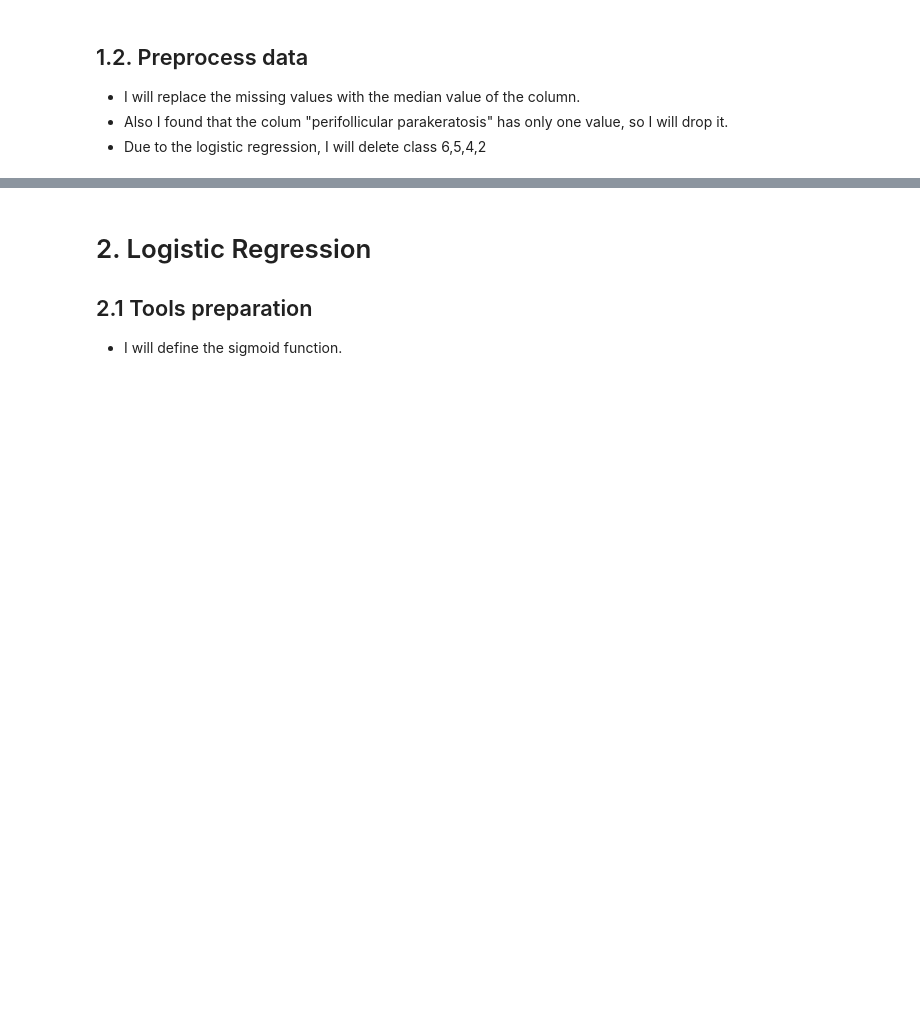
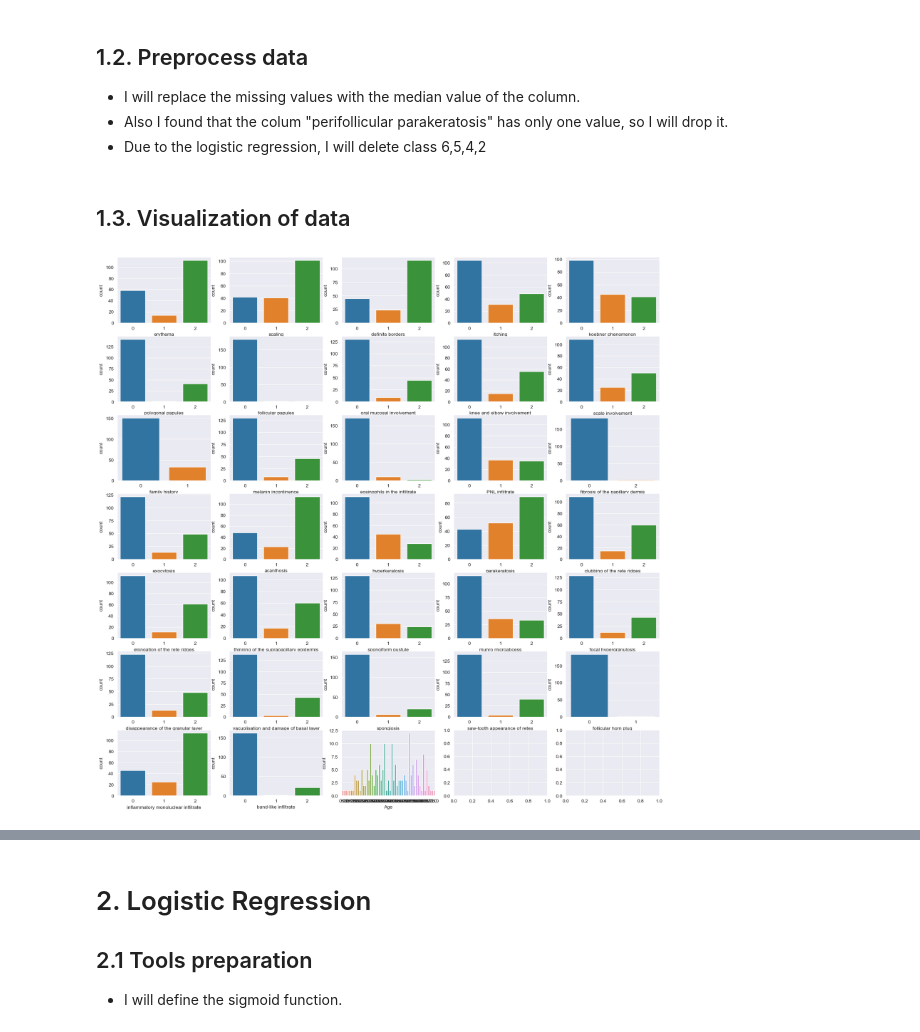
Before and after one commit to chengxinzhaox/ML-Learn-recourses, a Jupyter notebook: cw1/logistic_regression.ipynb, the cells around one changed output, grey strips where cells are left out. Saved outputs shown, nothing was run; the diff lists cells and outputs as text; code cells hidden in the pictures; blank space fills up the shorter version.

```diff
--- a/cw1/logistic_regression.ipynb
+++ b/cw1/logistic_regression.ipynb
@@ -44,3 +45,13 @@ dermatology_data = dermatology_data[dermatology_data['class'] != 2]
 dermatology_data.drop('perifollicular parakeratosis', axis=1, inplace=True)
 
 dermatology_data.replace(3, 0, inplace=True)
+# %% [markdown]
+## 1.3. Visualization of data
+# %%
+# Plotting the count of each class
+fig, ax = plt.subplots(7, 5, figsize=(20, 20))
+for i, column in enumerate(dermatology_data.columns[:-1]):
+    sns.countplot(x=column, data=dermatology_data, ax=ax[i//5][i%5])
+plt.show()
+# %% [output]
+[figure, added]
```
Also changed, not shown: parts of 5 cells of this notebook, 4 other files.
